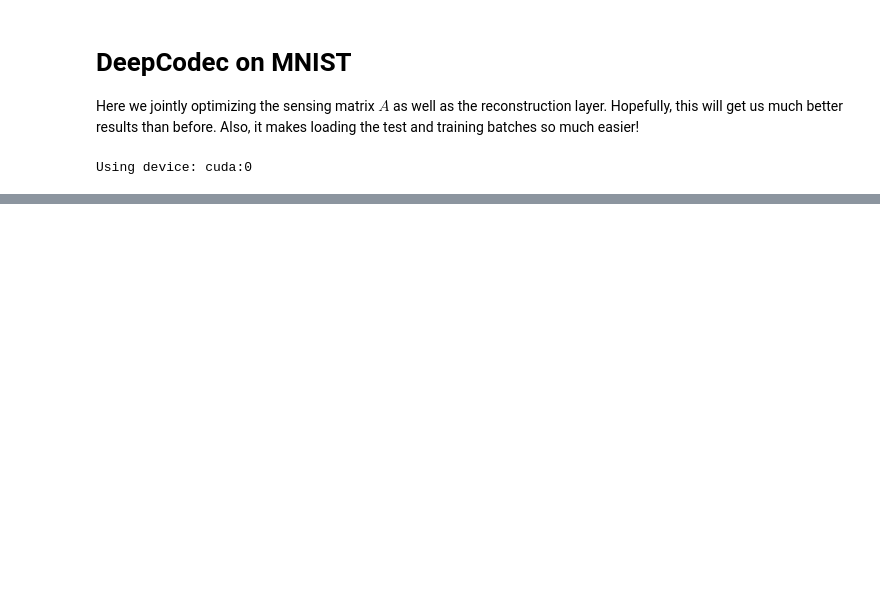
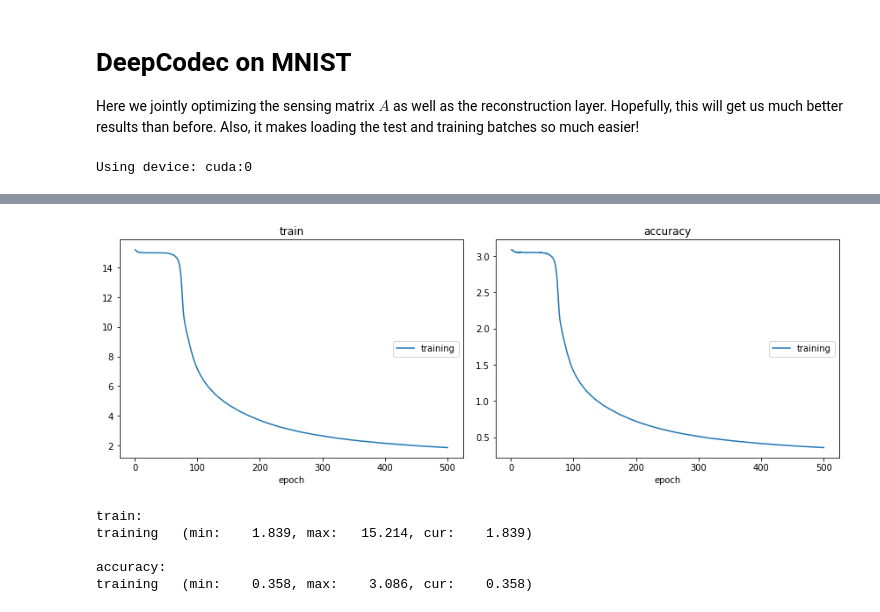
Before and after one commit to wfus/am254, a Jupyter notebook: MNISTCodec.ipynb, the cells around one changed output, grey strips where cells are left out. Cells and saved outputs as stored; diff of their text form; code cells hidden in the pictures; blank space fills up the shorter version.

```diff
--- a/MNISTCodec.ipynb
+++ b/MNISTCodec.ipynb
@@ -217,0 +235,14 @@ torch.save(wfunet, 'wfunet_conv_28_to_10.torchmodel')
+# %%
+undersample_sizes = [17, 18, 19, 21, 22, 23, 25, 26, 27]
+for under in undersample_sizes:
+    print(under)
+    smallnet = WFUMNISTCodec(ORIGINAL_SIZE, under).to(device)
+    train_fcn_mnist(smallnet, lr=0.005, epochs=500)
+    torch.save(smallnet, 'wfunetsmall_conv_28_to_{}.torchmodel'.format(under))
+# %% [output]
+[figure, added]
+train:
+training   (min:    1.839, max:   15.214, cur:    1.839)
+
+accuracy:
+training   (min:    0.358, max:    3.086, cur:    0.358)
```
Also changed, not shown: parts of 6 cells of this notebook, 2 other files.
